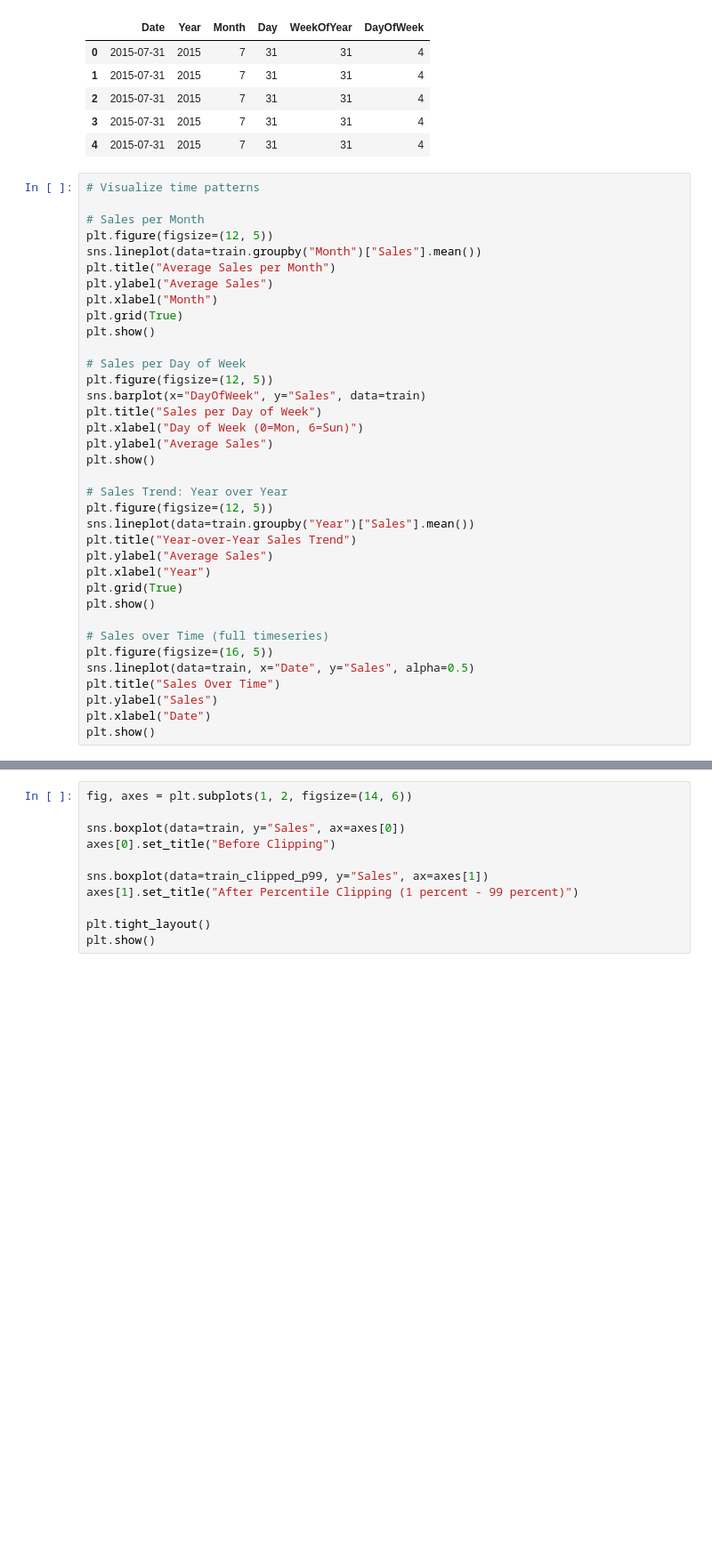
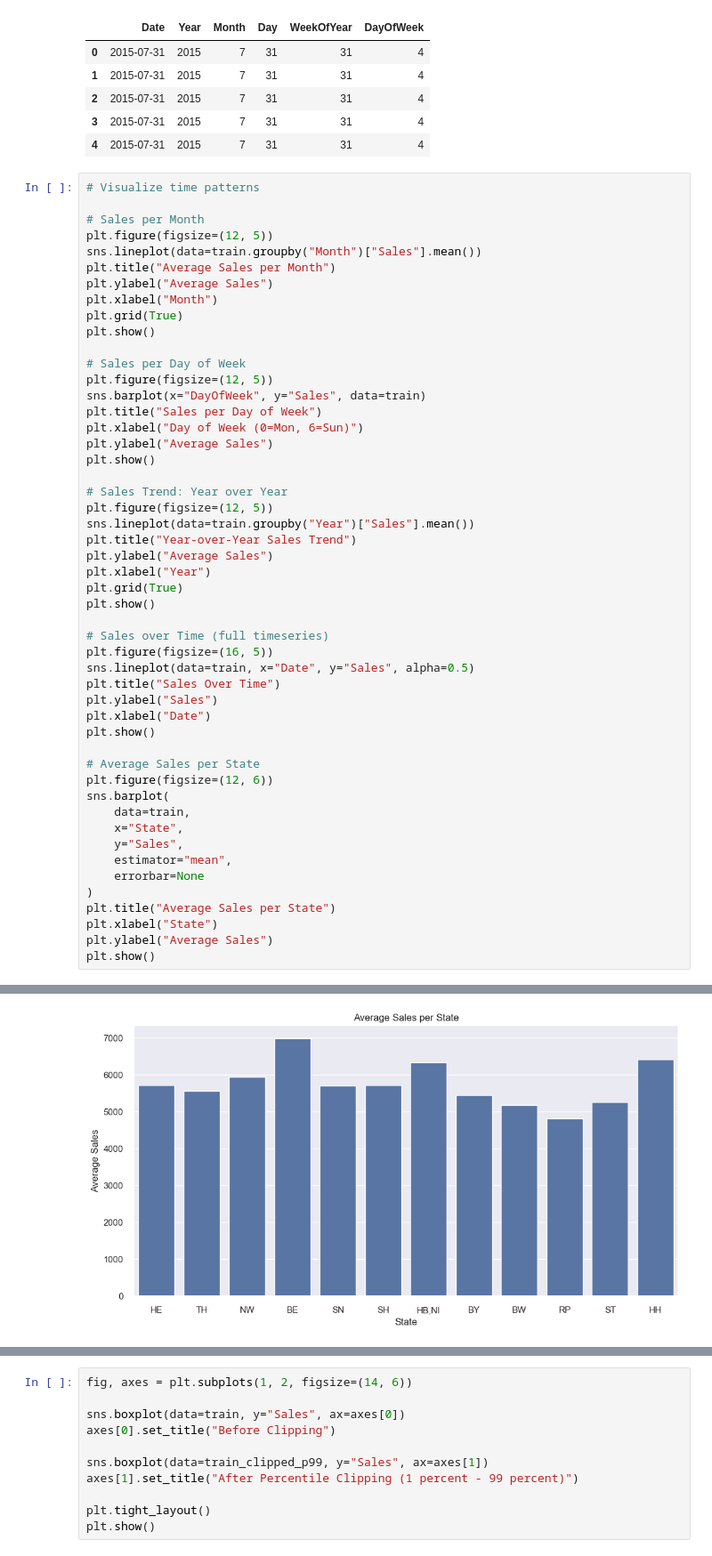
Before and after one commit to realhoffmann/Rossmann, a Jupyter notebook: EDA/eda.ipynb, the cells around one changed output, grey strips where cells are left out. Shown at 89% size. Cells and saved outputs as stored; diff of their text form; blank space fills up the shorter version.

Commit message:
add advanced graphs

```diff
--- a/EDA/eda.ipynb
+++ b/EDA/eda.ipynb
@@ -141,33 +182,48 @@ plt.show()
 
 # Sales per Day of Week
 plt.figure(figsize=(12, 5))
 sns.barplot(x="DayOfWeek", y="Sales", data=train)
 plt.title("Sales per Day of Week")
 plt.xlabel("Day of Week (0=Mon, 6=Sun)")
 plt.ylabel("Average Sales")
 plt.show()
 
 # Sales Trend: Year over Year
 plt.figure(figsize=(12, 5))
 sns.lineplot(data=train.groupby("Year")["Sales"].mean())
 plt.title("Year-over-Year Sales Trend")
 plt.ylabel("Average Sales")
 plt.xlabel("Year")
 plt.grid(True)
 plt.show()
 
 # Sales over Time (full timeseries)
 plt.figure(figsize=(16, 5))
 sns.lineplot(data=train, x="Date", y="Sales", alpha=0.5)
 plt.title("Sales Over Time")
 plt.ylabel("Sales")
 plt.xlabel("Date")
 plt.show()
+
+# Average Sales per State
+plt.figure(figsize=(12, 6))
+sns.barplot(
+    data=train,
+    x="State",
+    y="Sales",
+    estimator="mean",
+    errorbar=None
+)
+plt.title("Average Sales per State")
+plt.xlabel("State")
+plt.ylabel("Average Sales")
+plt.show()
 # %% [output]
 [figure]
 [figure]
 [figure]
 [figure]
+[figure, added]
 # %%
 # Step 5: Outlier Treatment - clipping using 1st and 99th percentiles
 
```
Also changed, not shown: parts of 7 cells of this notebook.
